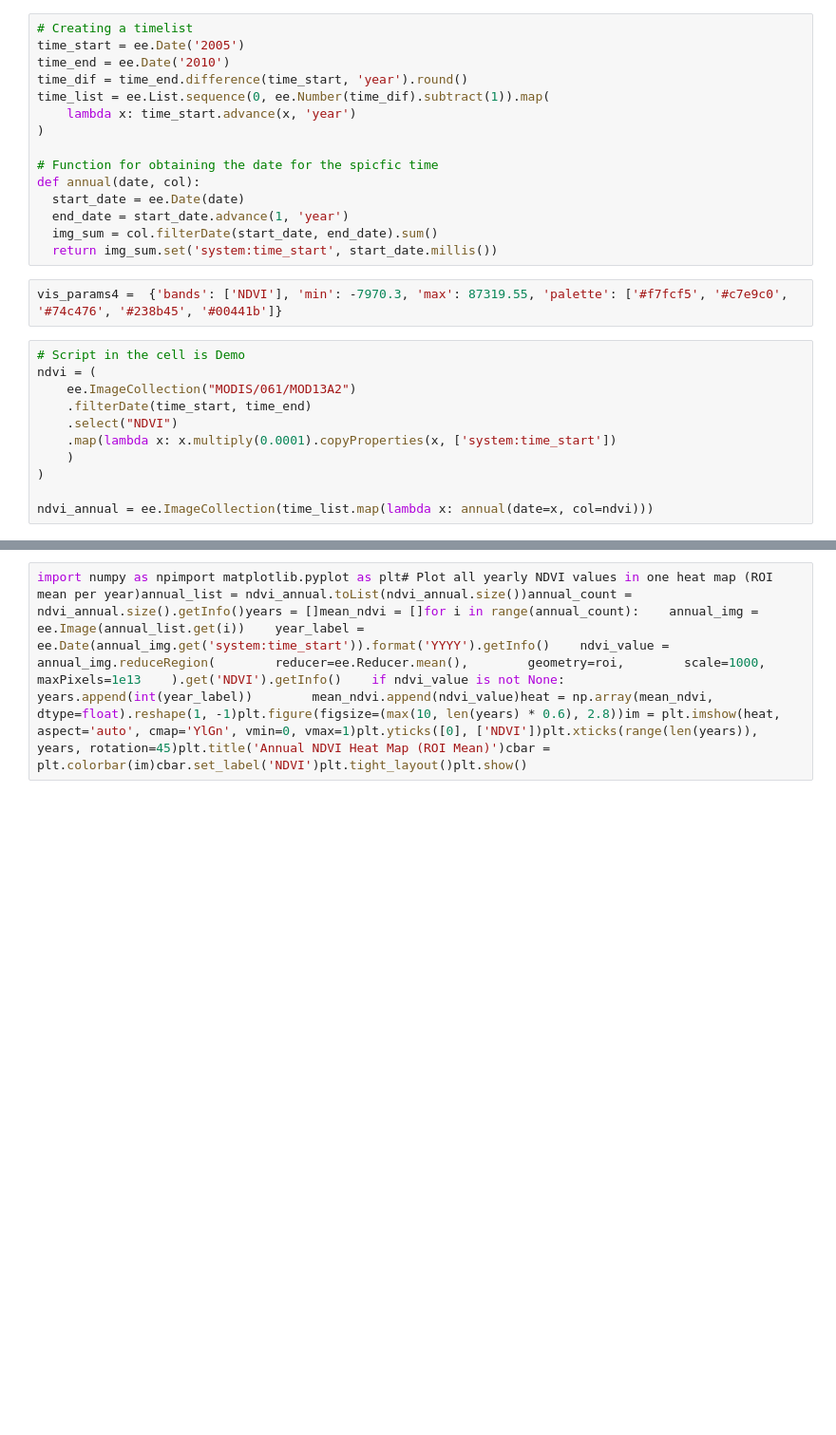
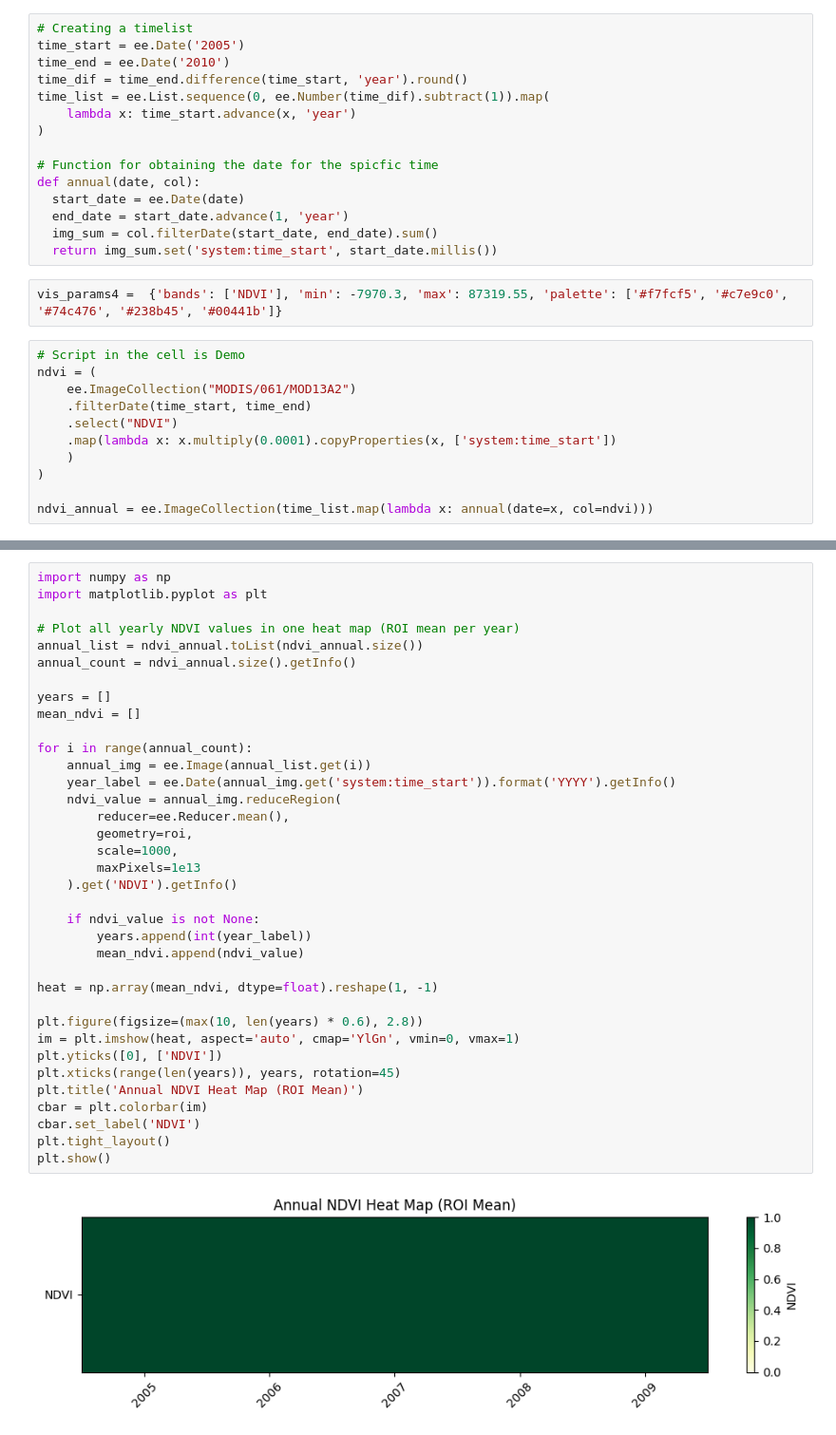
Before and after one commit to Thaer-F-Ali/CodexTestDemo, a Jupyter notebook: NumpyCodexTest.ipynb, the cells around one changed output, grey strips where cells are left out. Shown at 95% size. Saved outputs shown, nothing was run; the diff lists cells and outputs as text; blank space fills up the shorter version.

```diff
--- a/NumpyCodexTest.ipynb
+++ b/NumpyCodexTest.ipynb
@@ -70,3 +68,39 @@ Map(bottom=27212.0, center=[30.600093873550072, 47.30712890625001], controls=(Wi
 # %%
-import numpy as npimport matplotlib.pyplot as plt# Plot all yearly NDVI values in one heat map (ROI mean per year)annual_list = ndvi_annual.toList(ndvi_annual.size())annual_count = ndvi_annual.size().getInfo()years = []mean_ndvi = []for i in range(annual_count):    annual_img = ee.Image(annual_list.get(i))    year_label = ee.Date(annual_img.get('system:time_start')).format('YYYY').getInfo()    ndvi_value = annual_img.reduceRegion(        reducer=ee.Reducer.mean(),        geometry=roi,        scale=1000,        maxPixels=1e13    ).get('NDVI').getInfo()    if ndvi_value is not None:        years.append(int(year_label))        mean_ndvi.append(ndvi_value)heat = np.array(mean_ndvi, dtype=float).reshape(1, -1)plt.figure(figsize=(max(10, len(years) * 0.6), 2.8))im = plt.imshow(heat, aspect='auto', cmap='YlGn', vmin=0, vmax=1)plt.yticks([0], ['NDVI'])plt.xticks(range(len(years)), years, rotation=45)plt.title('Annual NDVI Heat Map (ROI Mean)')cbar = plt.colorbar(im)cbar.set_label('NDVI')plt.tight_layout()plt.show()
+import numpy as np
+import matplotlib.pyplot as plt
+
+# Plot all yearly NDVI values in one heat map (ROI mean per year)
+annual_list = ndvi_annual.toList(ndvi_annual.size())
+annual_count = ndvi_annual.size().getInfo()
+
+years = []
+mean_ndvi = []
+
+for i in range(annual_count):
+    annual_img = ee.Image(annual_list.get(i))
+    year_label = ee.Date(annual_img.get('system:time_start')).format('YYYY').getInfo()
+    ndvi_value = annual_img.reduceRegion(
+        reducer=ee.Reducer.mean(),
+        geometry=roi,
+        scale=1000,
+        maxPixels=1e13
+    ).get('NDVI').getInfo()
+
+    if ndvi_value is not None:
+        years.append(int(year_label))
+        mean_ndvi.append(ndvi_value)
+
+heat = np.array(mean_ndvi, dtype=float).reshape(1, -1)
+
+plt.figure(figsize=(max(10, len(years) * 0.6), 2.8))
+im = plt.imshow(heat, aspect='auto', cmap='YlGn', vmin=0, vmax=1)
+plt.yticks([0], ['NDVI'])
+plt.xticks(range(len(years)), years, rotation=45)
+plt.title('Annual NDVI Heat Map (ROI Mean)')
+cbar = plt.colorbar(im)
+cbar.set_label('NDVI')
+plt.tight_layout()
+plt.show()
+# %% [output]
+[figure, added]
 # %%
```
Also changed, not shown: parts of 6 cells of this notebook.
